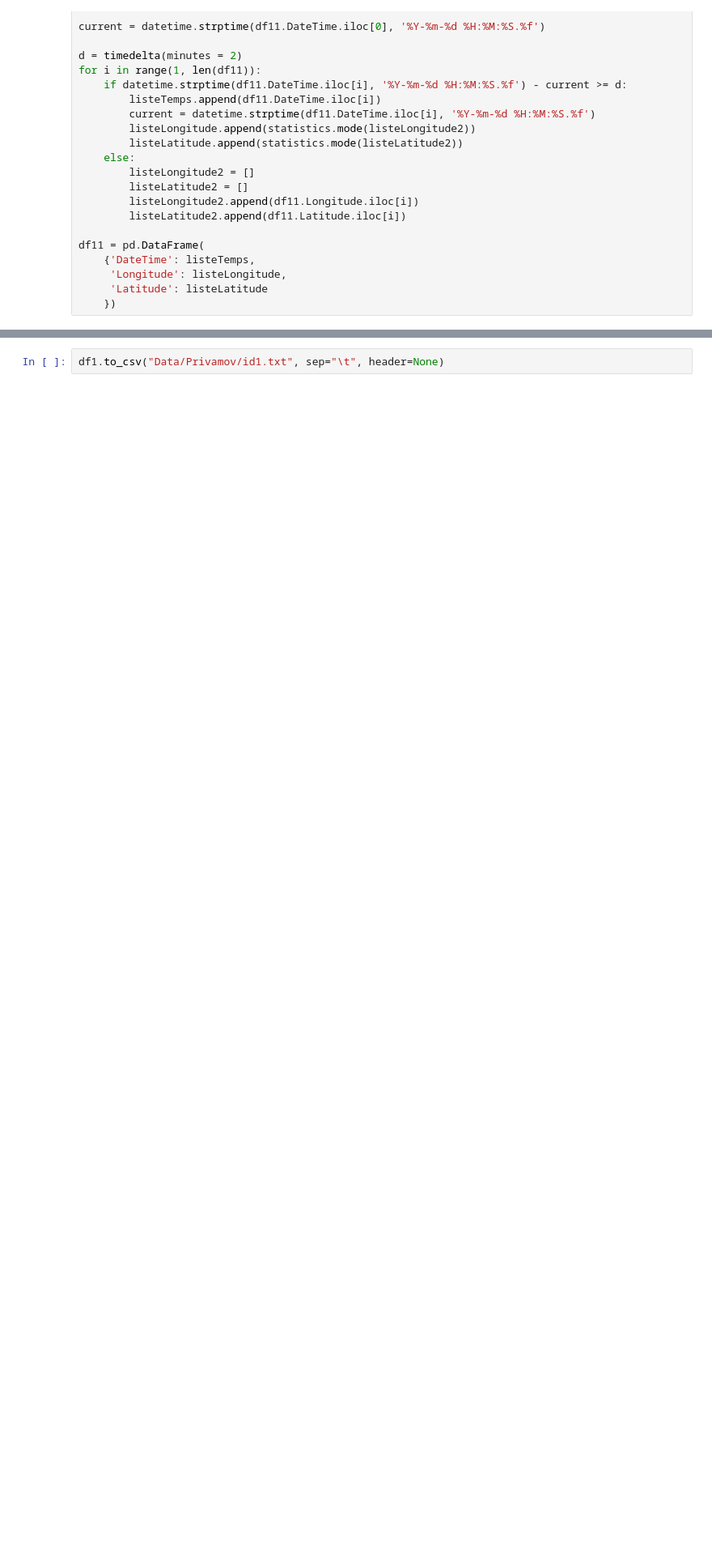
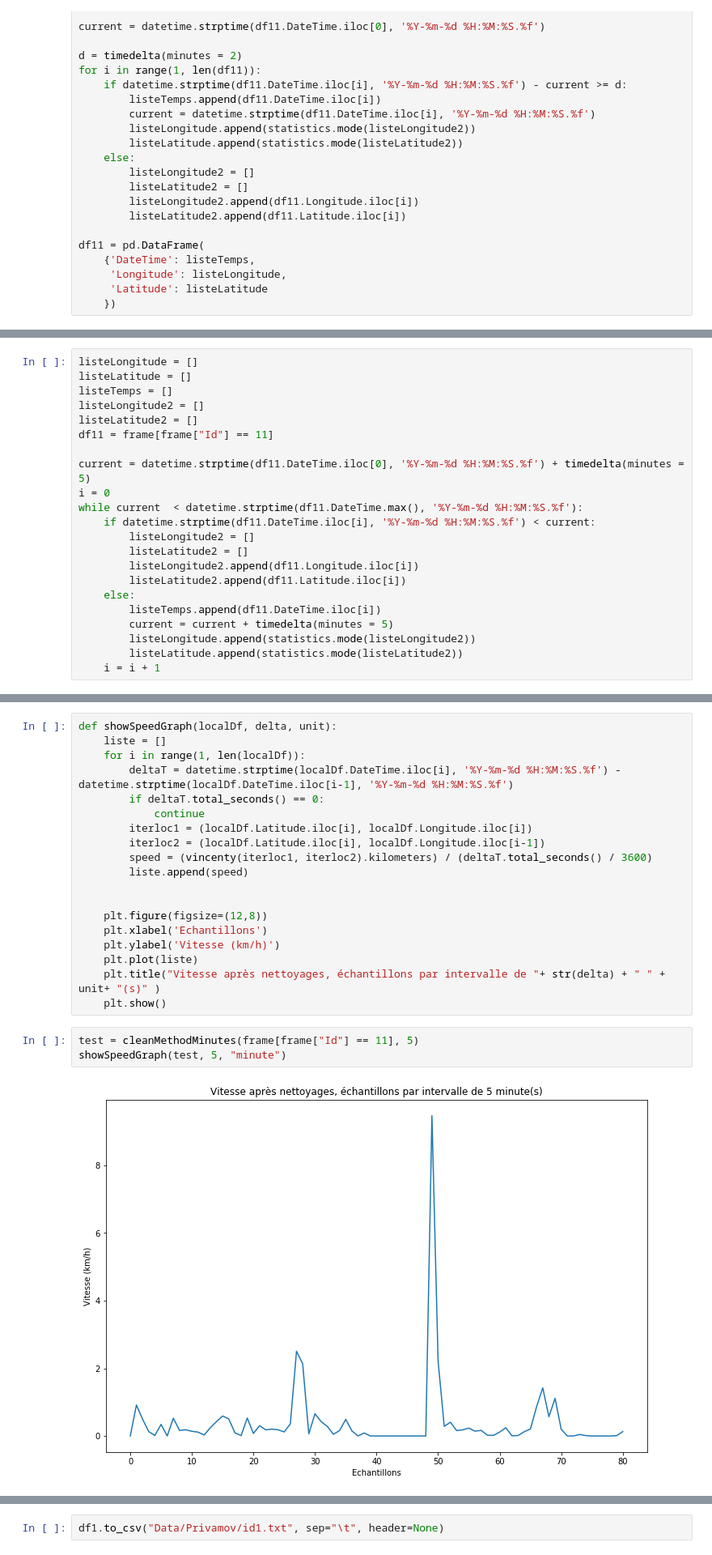
Before and after one commit to AmigoCap/CampusFlow, a Jupyter notebook: 04.ipynb, the cells around one changed output, grey strips where cells are left out. Shown at 81% size. Cells and saved outputs as stored; diff of their text form; blank space fills up the shorter version.

```diff
--- a/04.ipynb
+++ b/04.ipynb
@@ -163,0 +194,22 @@ plt.show()
+# %%
+listeLongitude = []
+listeLatitude = []
+listeTemps = []
+listeLongitude2 = []
+listeLatitude2 = []
+df11 = frame[frame["Id"] == 11]
+
+current = datetime.strptime(df11.DateTime.iloc[0], '%Y-%m-%d %H:%M:%S.%f') + timedelta(minutes = 5)
+i = 0
+while current  < datetime.strptime(df11.DateTime.max(), '%Y-%m-%d %H:%M:%S.%f'):
+    if datetime.strptime(df11.DateTime.iloc[i], '%Y-%m-%d %H:%M:%S.%f') < current:
+        listeLongitude2 = []
+        listeLatitude2 = []
+        listeLongitude2.append(df11.Longitude.iloc[i])
+        listeLatitude2.append(df11.Latitude.iloc[i])
+    else:
+        listeTemps.append(df11.DateTime.iloc[i])
+        current = current + timedelta(minutes = 5)
+        listeLongitude.append(statistics.mode(listeLongitude2))
+        listeLatitude.append(statistics.mode(listeLatitude2))
+    i = i + 1
@@ -163,0 +304,24 @@ plt.show()
+# %%
+def showSpeedGraph(localDf, delta, unit):
+    liste = []
+    for i in range(1, len(localDf)):
+        deltaT = datetime.strptime(localDf.DateTime.iloc[i], '%Y-%m-%d %H:%M:%S.%f') - datetime.strptime(localDf.DateTime.iloc[i-1], '%Y-%m-%d %H:%M:%S.%f')
+        if deltaT.total_seconds() == 0:
+            continue
+        iterloc1 = (localDf.Latitude.iloc[i], localDf.Longitude.iloc[i])
+        iterloc2 = (localDf.Latitude.iloc[i], localDf.Longitude.iloc[i-1])
+        speed = (vincenty(iterloc1, iterloc2).kilometers) / (deltaT.total_seconds() / 3600)
+        liste.append(speed)
+
+
+    plt.figure(figsize=(12,8))
+    plt.xlabel('Echantillons')
+    plt.ylabel('Vitesse (km/h)')
+    plt.plot(liste)
+    plt.title("Vitesse après nettoyages, échantillons par intervalle de "+ str(delta) + " " + unit+ "(s)" )
+    plt.show()
+# %%
+test = cleanMethodMinutes(frame[frame["Id"] == 11], 5)
+showSpeedGraph(test, 5, "minute")
+# %% [output]
+[figure, added]
```
Also changed, not shown: parts of 25 cells of this notebook, 7 other files.
